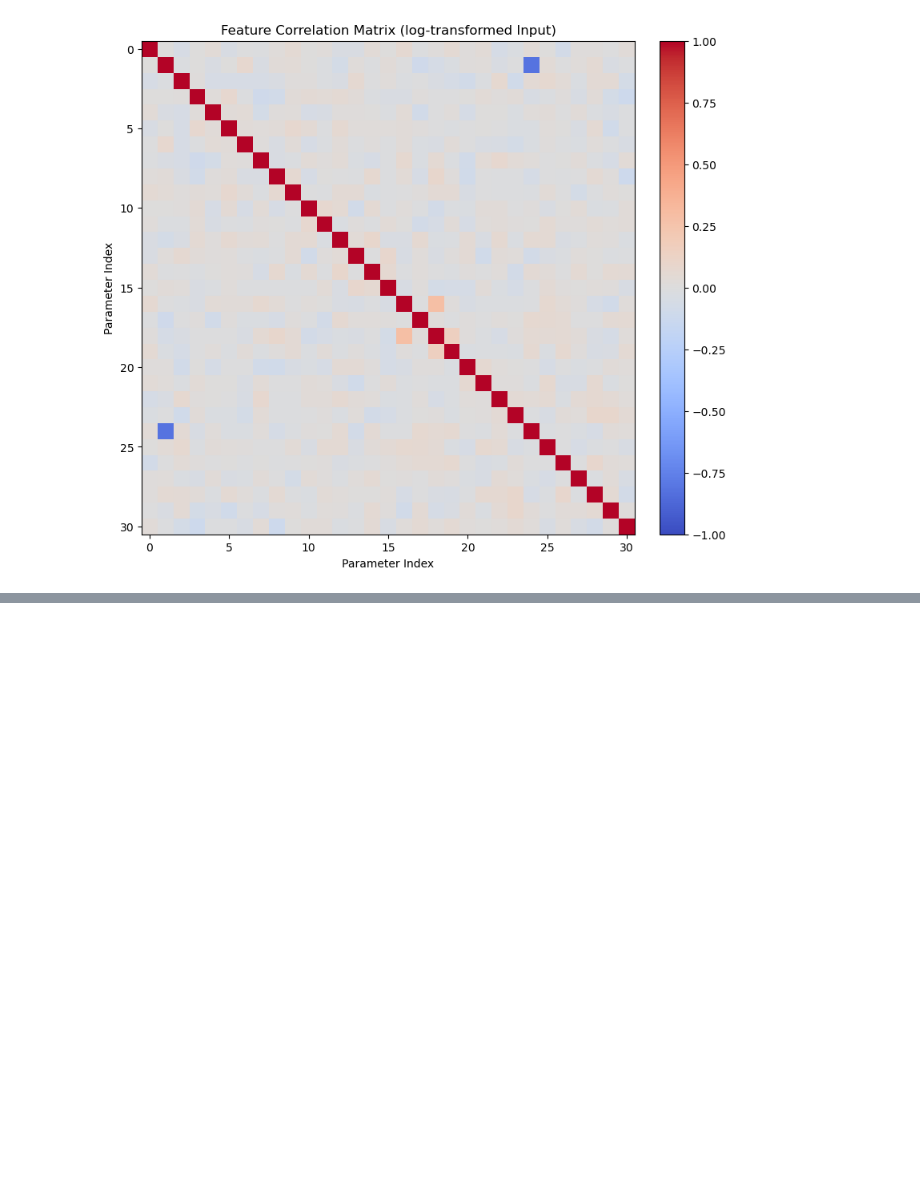
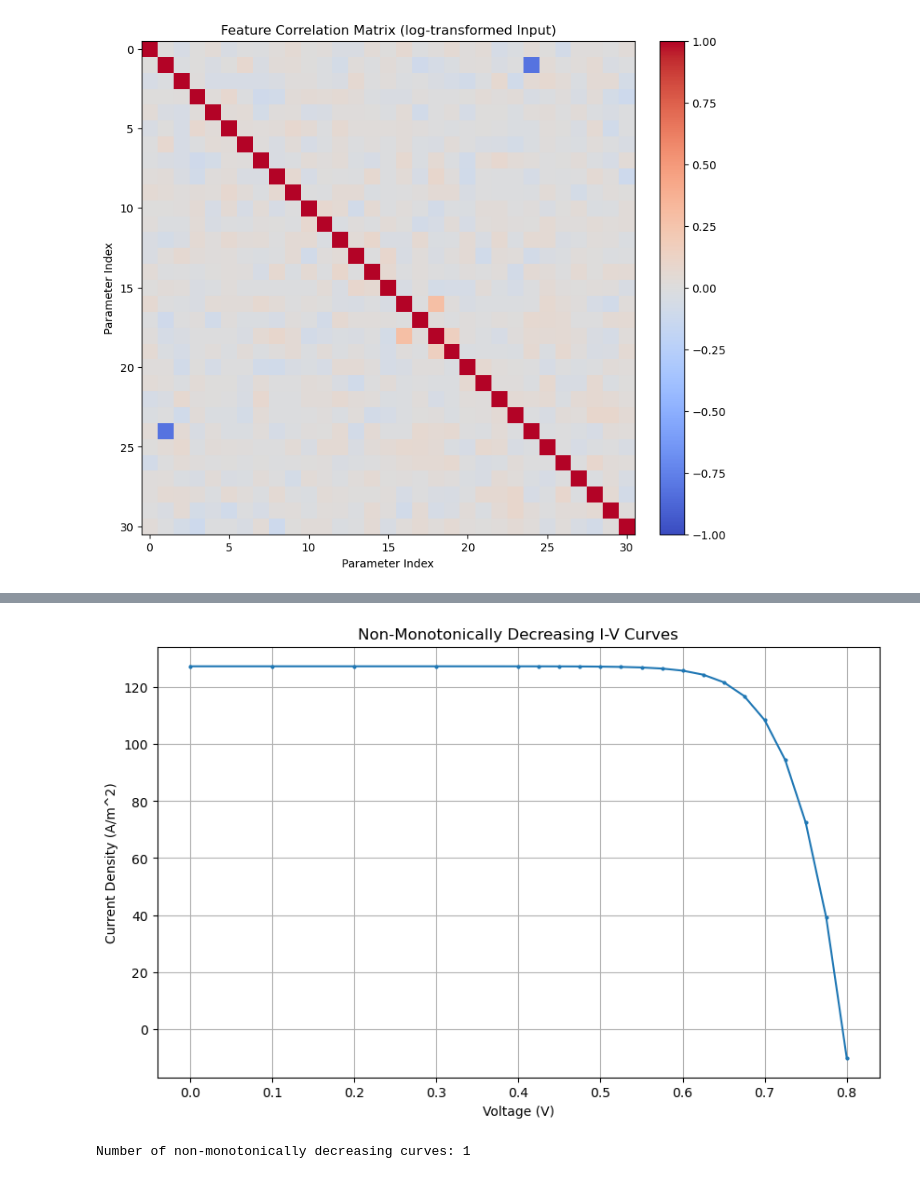
Before and after one commit to supreme-gg-gg/psc-iv-curves-attention-tcn, a Jupyter notebook: notebooks/visualization.ipynb, the cells around one changed output, grey strips where cells are left out. Drawn from its saved outputs; the diff is of its cells as text; code cells hidden in the pictures; blank space fills up the shorter version.

```diff
--- a/notebooks/visualization.ipynb
+++ b/notebooks/visualization.ipynb
@@ -158,0 +197,20 @@ plt.show()
+# %%
+# Identify and plot non-monotonically decreasing curves
+plt.figure(figsize=(10, 6))
+non_monotonic_curves = []
+
+for Va_sample, current_sample in filtered_curves:
+    if not np.all(np.diff(current_sample) <= 0):
+        non_monotonic_curves.append((Va_sample, current_sample))
+        plt.plot(Va_sample, current_sample, '.-', markersize=4)
+
+plt.title('Non-Monotonically Decreasing I-V Curves')
+plt.xlabel('Voltage (V)')
+plt.ylabel('Current Density (A/m^2)')
+plt.grid(True)
+plt.show()
+
+print(f"Number of non-monotonically decreasing curves: {len(non_monotonic_curves)}")
+# %% [output]
+[figure, added]
+Number of non-monotonically decreasing curves: 1
```
Also changed, not shown: parts of 5 cells of this notebook, 1 other file.
